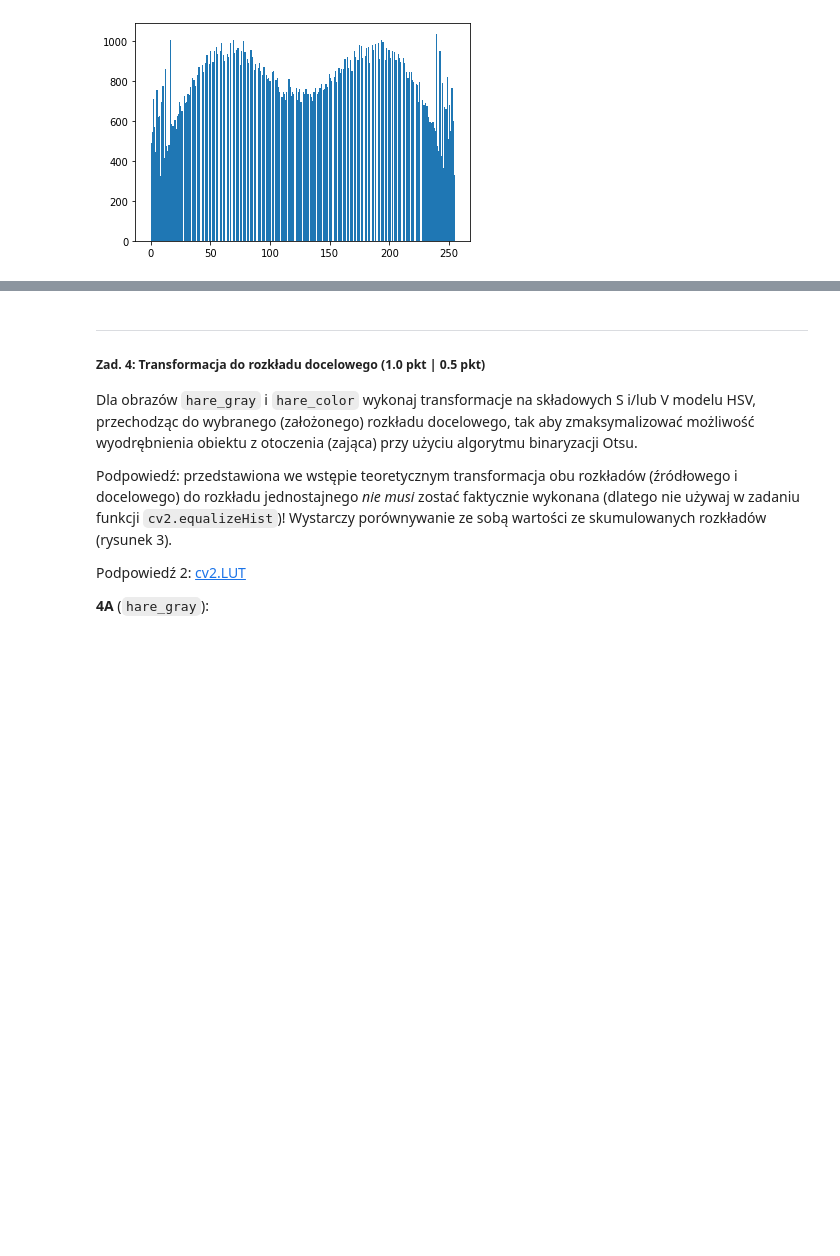
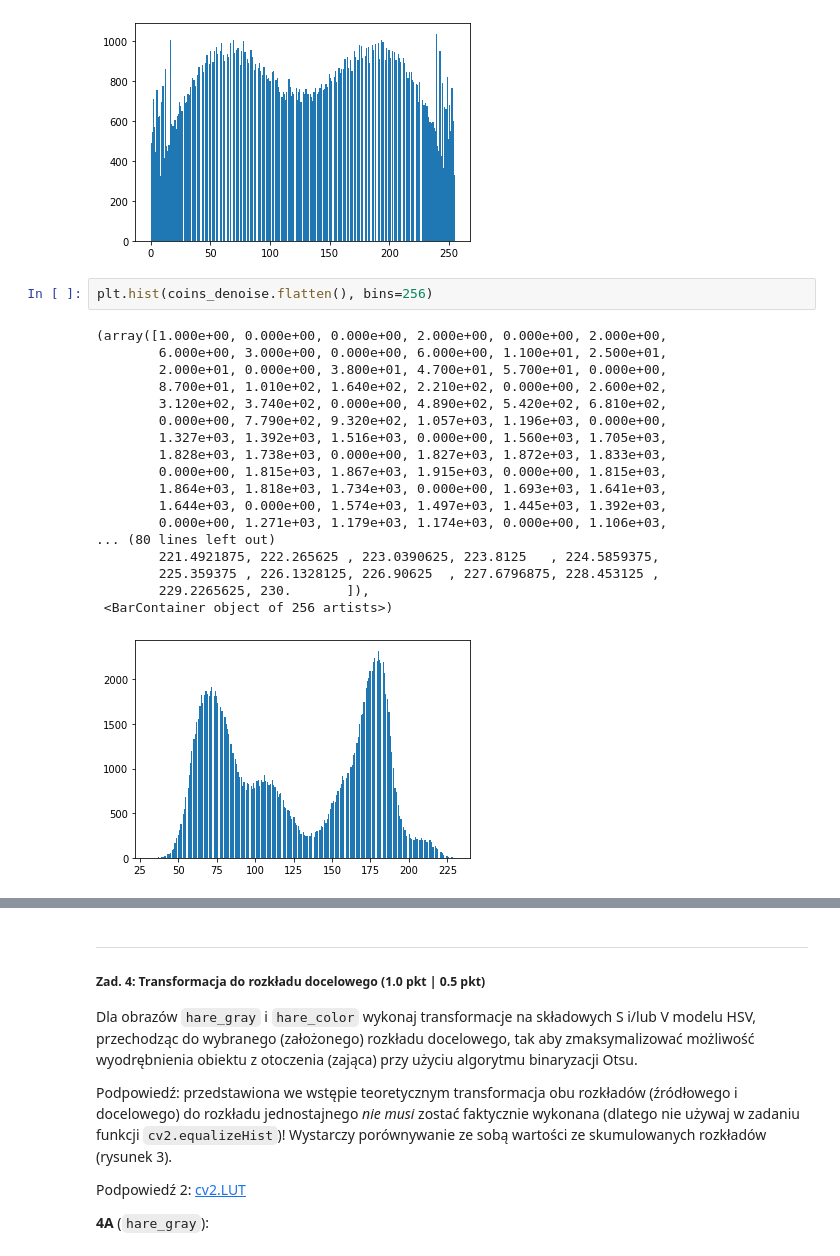
Before and after one commit to ProtossLuigi/studia-mag, a Jupyter notebook: analiza_i_przetwarzanie_obrazow/lab3/Lab3_zadanie.ipynb, the cells around one changed output, grey strips where cells are left out. Saved outputs shown, nothing was run; the diff lists cells and outputs as text; blank space fills up the shorter version.

```diff
--- a/analiza_i_przetwarzanie_obrazow/lab3/Lab3_zadanie.ipynb
+++ b/analiza_i_przetwarzanie_obrazow/lab3/Lab3_zadanie.ipynb
@@ -86,6 +86,27 @@ Image.fromarray(dst)
 # %% [output]
 [figure]
 [figure]
+# %%
+plt.hist(coins_denoise.flatten(), bins=256)
+# %% [output]
+(array([1.000e+00, 0.000e+00, 0.000e+00, 2.000e+00, 0.000e+00, 2.000e+00,
+        6.000e+00, 3.000e+00, 0.000e+00, 6.000e+00, 1.100e+01, 2.500e+01,
+        2.000e+01, 0.000e+00, 3.800e+01, 4.700e+01, 5.700e+01, 0.000e+00,
+        8.700e+01, 1.010e+02, 1.640e+02, 2.210e+02, 0.000e+00, 2.600e+02,
+        3.120e+02, 3.740e+02, 0.000e+00, 4.890e+02, 5.420e+02, 6.810e+02,
+        0.000e+00, 7.790e+02, 9.320e+02, 1.057e+03, 1.196e+03, 0.000e+00,
+        1.327e+03, 1.392e+03, 1.516e+03, 0.000e+00, 1.560e+03, 1.705e+03,
+        1.828e+03, 1.738e+03, 0.000e+00, 1.827e+03, 1.872e+03, 1.833e+03,
+        0.000e+00, 1.815e+03, 1.867e+03, 1.915e+03, 0.000e+00, 1.815e+03,
+        1.864e+03, 1.818e+03, 1.734e+03, 0.000e+00, 1.693e+03, 1.641e+03,
+        1.644e+03, 0.000e+00, 1.574e+03, 1.497e+03, 1.445e+03, 1.392e+03,
+        0.000e+00, 1.271e+03, 1.179e+03, 1.174e+03, 0.000e+00, 1.106e+03,
+... (80 lines left out)
+        221.4921875, 222.265625 , 223.0390625, 223.8125   , 224.5859375,
+        225.359375 , 226.1328125, 226.90625  , 227.6796875, 228.453125 ,
+        229.2265625, 230.       ]),
+ <BarContainer object of 256 artists>)
+[figure, added]
 # %%
 dst = cv2.equalizeHist(coins_denoise)
 plt.hist(dst.flatten(), bins=256)
```
Also changed, not shown: parts of 5 cells of this notebook, 1 other file.
